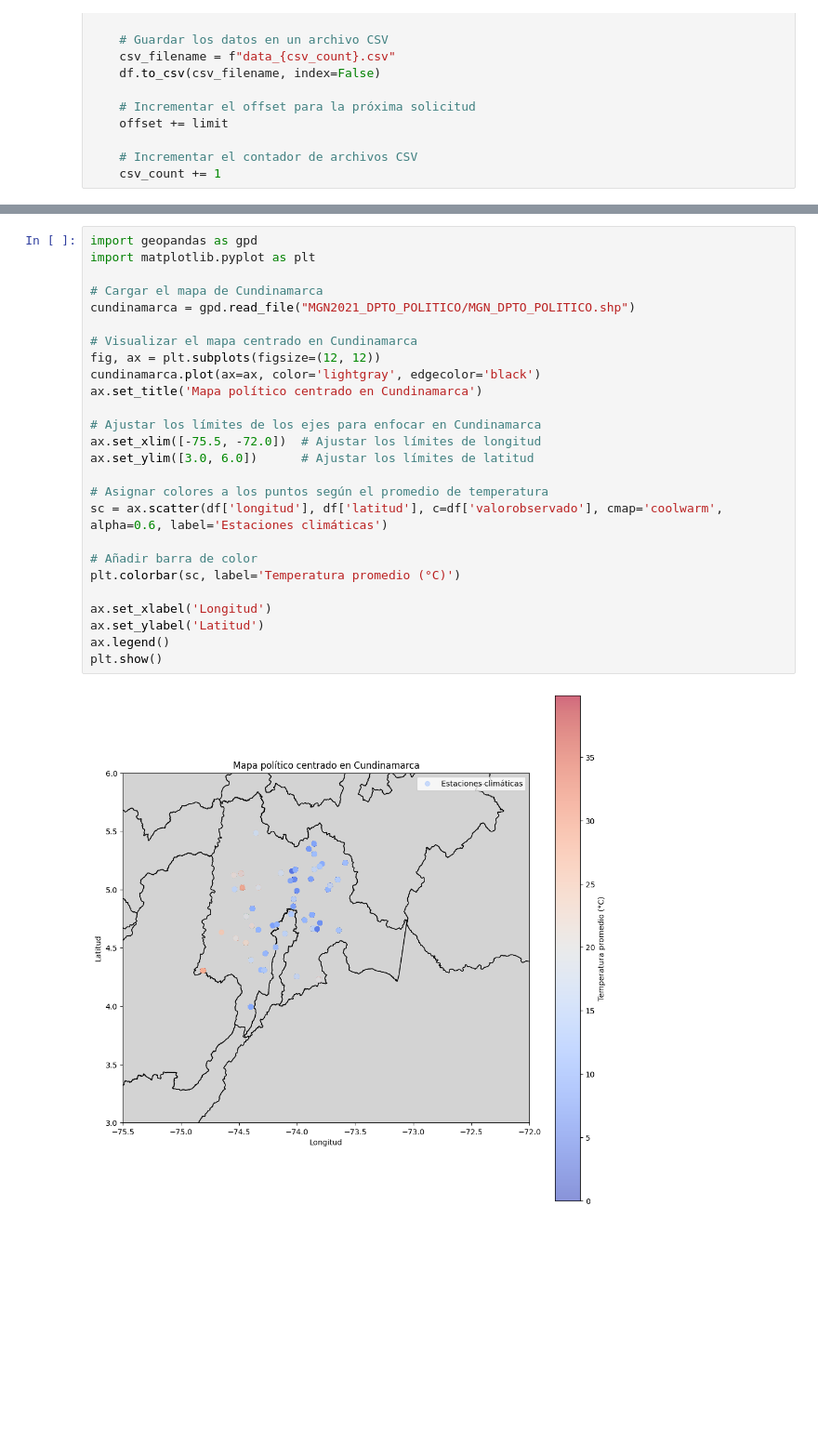
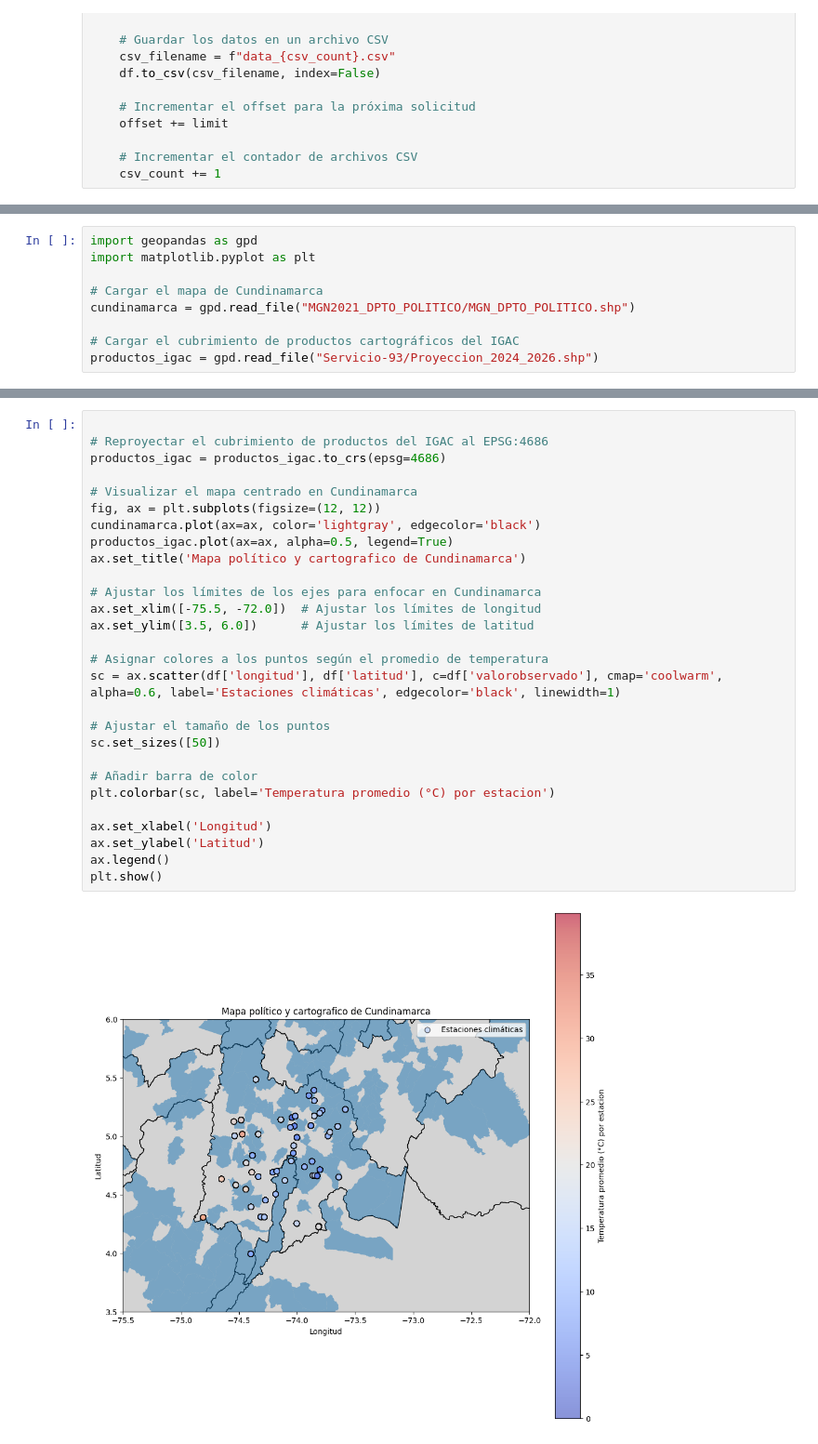
Before and after one commit to Resuelve-IA/climaIa, a Jupyter notebook: codigo.ipynb, the cells around one changed output, grey strips where cells are left out. Shown at 93% size. Saved outputs shown, nothing was run; the diff lists cells and outputs as text; blank space fills up the shorter version.

```diff
--- a/codigo.ipynb
+++ b/codigo.ipynb
@@ -392,0 +248,9 @@ plt.show()
+# %%
+import geopandas as gpd
+import matplotlib.pyplot as plt
+
+# Cargar el mapa de Cundinamarca
+cundinamarca = gpd.read_file("MGN2021_DPTO_POLITICO/MGN_DPTO_POLITICO.shp")
+
+# Cargar el cubrimiento de productos cartográficos del IGAC
+productos_igac = gpd.read_file("Servicio-93/Proyeccion_2024_2026.shp")
@@ -416,28 +305,30 @@ EPSG:9377
 # %%
-import geopandas as gpd
-import matplotlib.pyplot as plt
 
-# Cargar el mapa de Cundinamarca
-cundinamarca = gpd.read_file("MGN2021_DPTO_POLITICO/MGN_DPTO_POLITICO.shp")
+# Reproyectar el cubrimiento de productos del IGAC al EPSG:4686
+productos_igac = productos_igac.to_crs(epsg=4686)
 
 # Visualizar el mapa centrado en Cundinamarca
 fig, ax = plt.subplots(figsize=(12, 12))
 cundinamarca.plot(ax=ax, color='lightgray', edgecolor='black')
-ax.set_title('Mapa político centrado en Cundinamarca')
+productos_igac.plot(ax=ax, alpha=0.5, legend=True)
+ax.set_title('Mapa político y cartografico de Cundinamarca')
 
 # Ajustar los límites de los ejes para enfocar en Cundinamarca
 ax.set_xlim([-75.5, -72.0])  # Ajustar los límites de longitud
-ax.set_ylim([3.0, 6.0])      # Ajustar los límites de latitud
+ax.set_ylim([3.5, 6.0])      # Ajustar los límites de latitud
 
 # Asignar colores a los puntos según el promedio de temperatura
-sc = ax.scatter(df['longitud'], df['latitud'], c=df['valorobservado'], cmap='coolwarm', alpha=0.6, label='Estaciones climáticas')
+sc = ax.scatter(df['longitud'], df['latitud'], c=df['valorobservado'], cmap='coolwarm', alpha=0.6, label='Estaciones climáticas', edgecolor='black', linewidth=1)
+
+# Ajustar el tamaño de los puntos
+sc.set_sizes([50])
 
 # Añadir barra de color
-plt.colorbar(sc, label='Temperatura promedio (°C)')
+plt.colorbar(sc, label='Temperatura promedio (°C) por estacion')
 
 ax.set_xlabel('Longitud')
 ax.set_ylabel('Latitud')
 ax.legend()
 plt.show()
 # %% [output]
-[figure, old version]
+[figure, new version]
```
Also changed, not shown: parts of 30 cells of this notebook, 15 other files.
